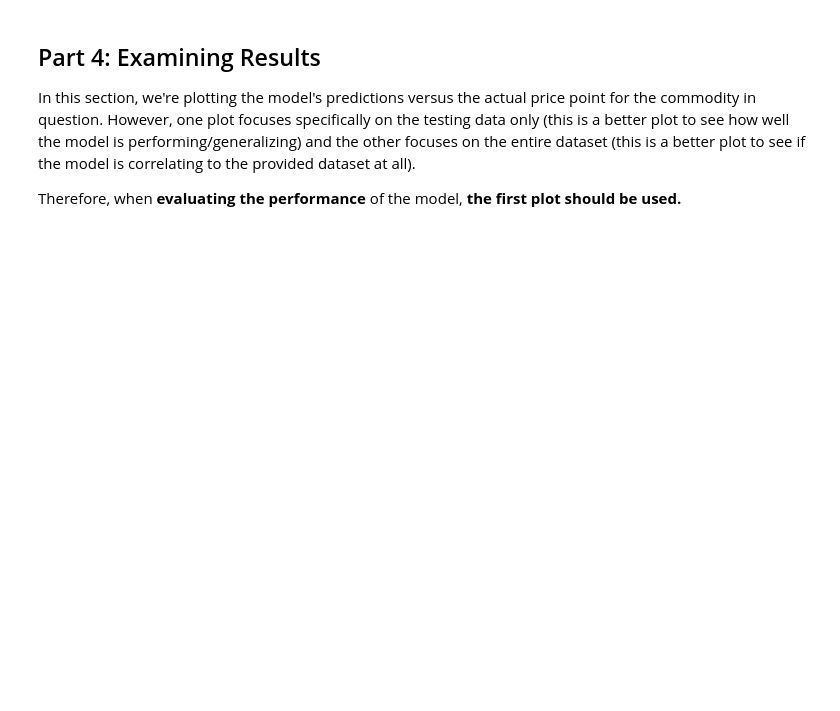
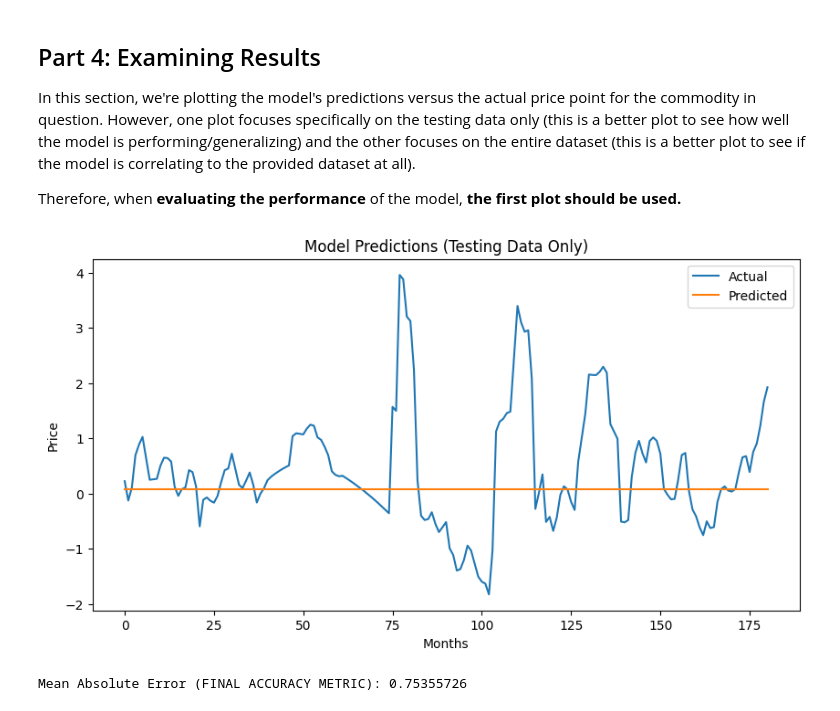
Before and after one commit to Benja-Pauls/Predicting-Commodity-Food-Pricing, a Jupyter notebook: pytorch_conversion/model_but_pytorch.ipynb, the cells around one changed output. Drawn from its saved outputs; the diff is of its cells as text; code cells hidden in the pictures; blank space fills up the shorter version.

```diff
--- a/pytorch_conversion/model_but_pytorch.ipynb
+++ b/pytorch_conversion/model_but_pytorch.ipynb
@@ -35,3 +47,2 @@ Num Features:  9
 # %%
-model_data = dl.get_model_data_from_directory(MODEL_DATA_DIRECTORY, sample_columns, N_TREND_SAMPLES)
-model_data
+model_data = dl.get_data_from_dir(MODEL_DATA_DIRECTORY, sample_columns)
@@ -111,13 +90,7 @@ class PositionalEncoding(nn.Module):
         self.register_buffer('pe', pe)
 
     def forward(self, x):
-        # x is [batch_size, seq_len, feature_size]
-        # Adjust positional encoding to have the same size as the input
-        pe = self.pe[:x.size(1), :]  # Shape: [seq_len, d_model]
-        pe = pe.squeeze(1)  # Remove the singleton dimension
-        # Ensure pe is expanded to match the batch size of x
-        pe = pe.unsqueeze(0).repeat(x.size(0), 1, 1)  # Shape: [batch_size, seq_len, d_model]
-        # The add operation below should now be valid
+        pe = self.pe[:x.size(1), :]
         return x + pe
 # %%
 class TransformerBlock(nn.Module):
@@ -172,7 +150,7 @@ class TransformerModel(nn.Module):
         return x
 # %%
 # Define the model, loss function, and optimizer
-model = TransformerModel(num_input_samples, d_model=d_model, head_size=HEAD_SIZE, num_heads=NUM_HEADS, ff_dim=FF_DIM, dropout=DROP_OUT_RATE)
+model = TransformerModel(seq_len=SEQ_LEN, num_features=num_features, d_model=d_model, head_size=HEAD_SIZE, num_heads=NUM_HEADS, ff_dim=FF_DIM, dropout=DROP_OUT_RATE)
 criterion = nn.L1Loss()
 optimizer = optim.Adam(model.parameters(), lr=LEARNING_RATE)
 # %% [markdown]
@@ -196,11 +174,4 @@ A plot of the loss throughout the training process is provided for easy understa
 #         return lr * tf.math.exp(-0.1)
 
 # callback = LearningRateScheduler(learning_rate_scheduler)
-# %%
-NUM_EPOCHS = 20
-BATCH_SIZE = 3 # Fiscal Quarters
-
-train_loader = torch.utils.data.DataLoader(train_data, batch_size=BATCH_SIZE, shuffle=False)
-
-print(train_loader.dataset.tensors[0].shape)
 # %%
@@ -263,3 +249,42 @@ print('Mean Absolute Error (FINAL ACCURACY METRIC):', final_mae)
+# %%
+model.eval()
+predictions = []
+
+# Collect predictions
+with torch.no_grad():
+    for inputs, _ in test_loader:  # We don't need the labels here
+        preds = model(inputs)
+        preds = preds.squeeze().tolist()
+        predictions.extend(preds)
+
+# Since we're dealing with sequences, ensure that the number of predictions matches the number of targets
+# We can reshape predictions_tensor if needed
+predictions_tensor = torch.tensor(predictions, dtype=torch.float32).reshape(-1, 1)
+
+# Check if we need to adjust the length of predictions to match y_test_tensor
+if predictions_tensor.size(0) > y_test_tensor.size(0):
+    predictions_tensor = predictions_tensor[:y_test_tensor.size(0)]
+
+# Validate shapes
+if predictions_tensor.shape[0] != y_test_tensor.shape[0]:
+    raise ValueError(f"Mismatch in number of samples: y_test_tensor has {y_test_tensor.shape[0]} samples, predictions_tensor has {predictions_tensor.shape[0]} samples")
+
+# Plotting and error calculation remains the same
+plt.figure(figsize=(10, 5))
+plt.plot(y_test_tensor.numpy().flatten(), label='Actual')
+plt.plot(predictions_tensor.numpy().flatten(), label='Predicted')
+plt.title('Model Predictions (Testing Data Only)')
+plt.ylabel('Price')
+plt.xlabel('Months')
+plt.legend()
+plt.show()
+
+# Calculate the Mean Absolute Error
+final_mae = mean_absolute_error(y_test_tensor.numpy(), predictions_tensor.numpy())
+print('Mean Absolute Error (FINAL ACCURACY METRIC):', final_mae)
+# %% [output]
+[figure, added]
+Mean Absolute Error (FINAL ACCURACY METRIC): 0.75355726
 # %%
 # Save the model to saved_models
 model.save(f'saved_models/wheat_price_transformer_model_{final_mae}.h5')
```
Also changed, not shown: parts of 11 cells of this notebook, 1 other file.
